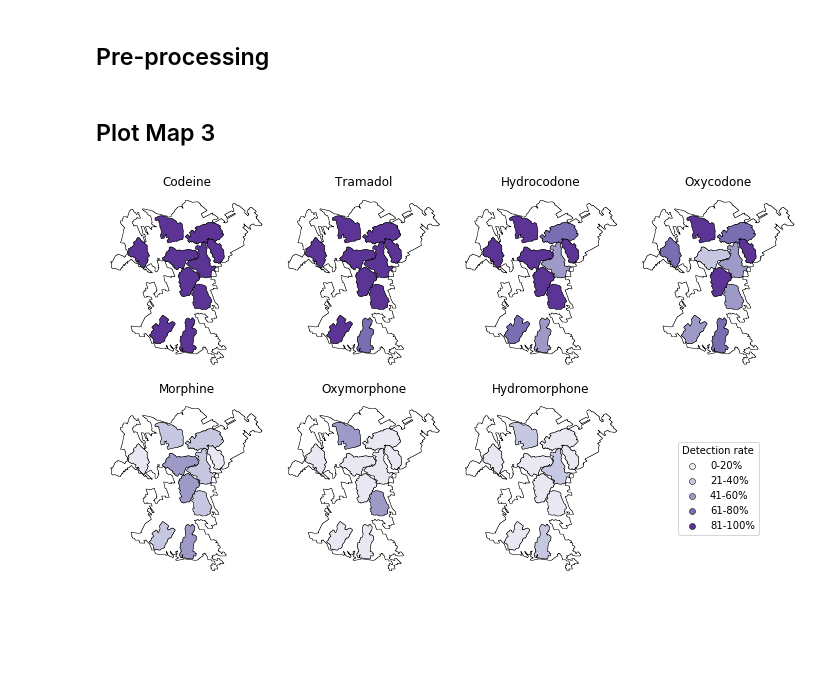
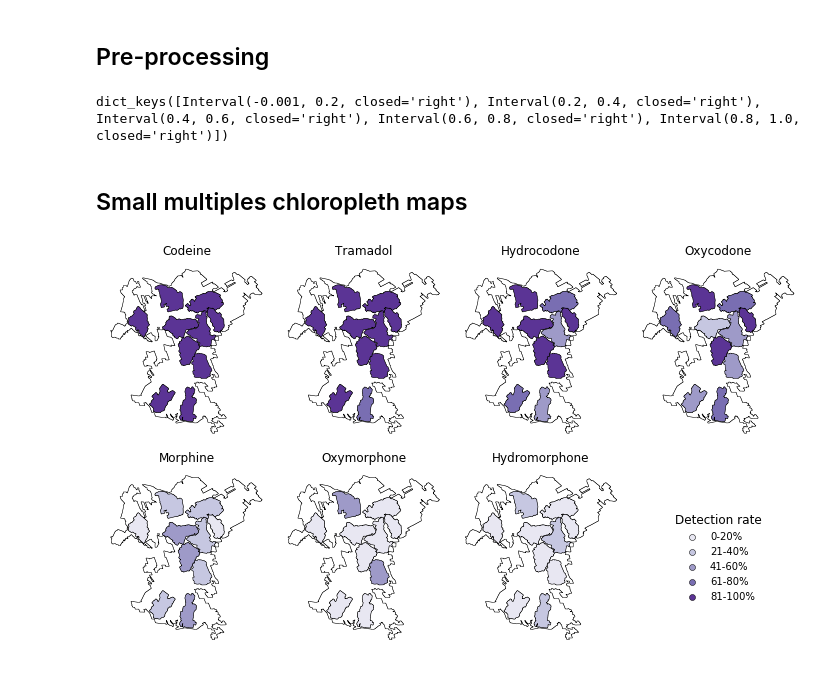
Before and after one commit to biobotanalytics/gis-snapshot-opioids-public, a Jupyter notebook: src/2020-01-27.final_plots.ipynb, the cells around one changed output. Saved outputs shown, nothing was run; the diff lists cells and outputs as text; code cells hidden in the pictures; blank space fills up the shorter version.

```diff
--- a/src/2020-01-27.final_plots.ipynb
+++ b/src/2020-01-27.final_plots.ipynb
@@ -18,9 +18,9 @@ import seaborn as sns
 
 Data has been pre-processed elsewhere to preserve anonymity.
 # %%
-fdata = '../data/tidy_2018_data.csv'
-fcity = '../data/anonymized_city_Jan2020.shp'
-fpharma = '../data/pharmacies.shp'
+fdata = '../data/input/tidy_2018_data.csv'
+fcity = '../data/input/anonymized_city_Jan2020.shp'
+fpharma = '../data/input/pharmacies.shp'
 
 data = pd.read_csv(fdata)
 city = gpd.read_file(fcity)
@@ -175,6 +175,18 @@ piedf.head()
 | 2 | Site_01 | Hydromorphone | 0.003431 | 0.166667 | 6 | POLYGON ((-8798938.724 4177032.05... | 36.392902 |
 | 3 | Site_01 | Morphine | 3.178498 | 0.166667 | 6 | POLYGON ((-8798938.724 4177032.05... | 36.392902 |
 | 4 | Site_01 | Oxycodone | 9.798074 | 0.666667 | 6 | POLYGON ((-8798938.724 4177032.05... | 36.392902 |
+# %%
+# Manually order the drugs so they match the small multiples maps
+# Do this manually so I don't mix up the code for Maps 2 and 3
+pie_chart_order = [
+    'Codeine',
+    'Tramadol',
+    'Hydrocodone',
+    'Oxycodone',
+    'Morphine',
+    'Oxymorphone',
+    'Hydromorphone'
+]
 # %%
 ## Get ratios of each parent drug
 
@@ -185,8 +197,13 @@ piedf['mme_proportion'] = piedf[mme_col] / piedf['total_mme']
 ratio_dict = {}
 drugs_dict = {}
 for c, subdf in piedf.groupby('Catchment_ID'):
+
+    # make temporary dict mapping this catchment's
+    # MME per drug
+    tmp_d = dict(zip(subdf['Parent_drug'], subdf['mme_proportion']))
+
     # Get the ratio of each drug for that catchment
-    ratio_dict[c] = subdf.sort_values(by='Parent_drug')['mme_proportion'].values
+    ratio_dict[c] = [tmp_d[d] for d in pie_chart_order]
 
     # Just to be sure that they're in the same order in all catchments, get the drugs too
-    drugs_dict[c] = subdf.sort_values(by='Parent_drug')['Parent_drug'].values
+    drugs_dict[c] = [d for d in pie_chart_order]
@@ -333,3 +365,7 @@ palette = dict(zip(
+# %%
+print(palette.keys())
+# %% [output]
+dict_keys([Interval(-0.001, 0.2, closed='right'), Interval(0.2, 0.4, closed='right'), Interval(0.4, 0.6, closed='right'), Interval(0.6, 0.8, closed='right'), Interval(0.8, 1.0, closed='right')])
 # %%
 # Make bin labels
 bin_labels = {
@@ -339,8 +375,8 @@ bin_labels = {
     pd.Interval(0.6, 0.8, closed='right'): '61-80%',
     pd.Interval(0.8, 1.0, closed='right'): '81-100%'
 }
-# %% [markdown]
-## Plot Map 3
+# %% [markdown]
+## Small multiples chloropleth maps
 # %%
 fig, AX = plt.subplots(2, 4, figsize=(10, 6))
 
@@ -370,32 +406,36 @@ for d in drug_order:
     # Plot detection rate
     subdf.plot(
         column=binned_rate,
         legend=False,
         cmap=cmap,
         edgecolor='black',
         linewidth=0.5,
         ax=ax
     )
 
     ax.set_title(d, fontsize=12)
     ax.set_axis_off()
 
     i += 1
 
 # In last axis, make just the legend
 ax = AX[i]
 for b in df[binned_rate].sort_values().unique():
     ax.scatter([], [], # empty data
                c=[palette[b]], label=bin_labels[b], # color and label I want
                edgecolor='k', linewidth=0.5)
 
 # Turn on legend
-ax.legend(loc='center', title='Detection rate')
+ax.legend(
+    loc='center', fontsize=10,
+    title='Detection rate', title_fontsize=12,
+    frameon=False
+)
 
 # Remove axis
 ax.set_axis_off()
 
 fig.tight_layout()
 fig.savefig('../plots/map3.heatmaps_horizontal.png', dpi=300, transparent=True)
 # %% [output]
-[figure, old version]
+[figure, new version]
```
Also changed, not shown: parts of 13 cells of this notebook.
